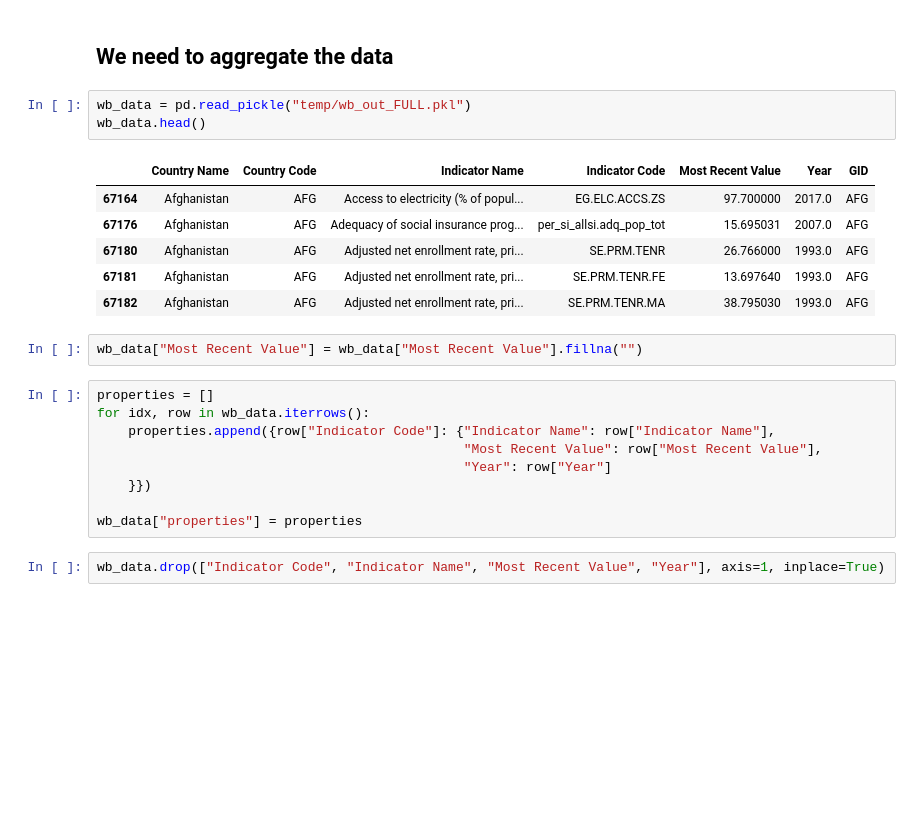
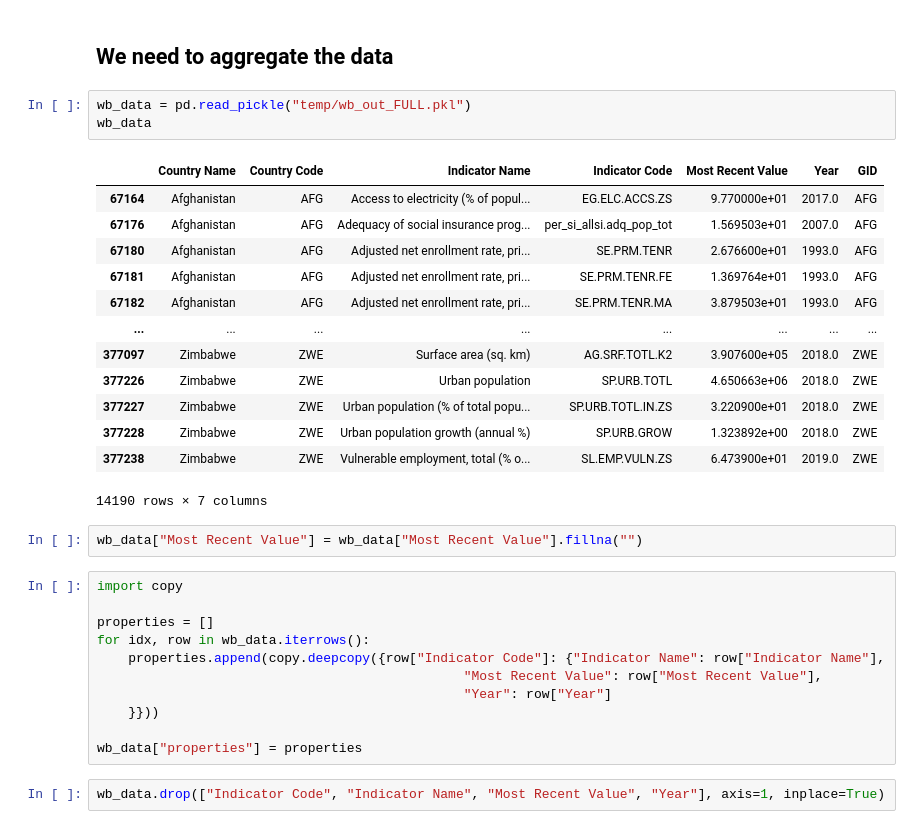
Before and after one commit to dgurnari/covid_19_Oxford_database, a Jupyter notebook: country_stats/Country_stats.ipynb, the cells around one changed output. Cells and saved outputs as stored; diff of their text form; blank space fills up the shorter version.

Commit message:
Bugfix in the creation of the properties column
added a copy.deepcopy when adding the dict to the list

```diff
--- a/country_stats/Country_stats.ipynb
+++ b/country_stats/Country_stats.ipynb
@@ -923,23 +972,32 @@ df_to_save.to_pickle("to_upload/IVS_region_GID.pkl")
 ## We need to aggregate the data
 # %%
 wb_data = pd.read_pickle("temp/wb_out_FULL.pkl")
-wb_data.head()
+wb_data
 # %% [output]
 |  | Country Name | Country Code | Indicator Name | Indicator Code | Most Recent Value | Year | GID |
-| 67164 | Afghanistan | AFG | Access to electricity (% of popul... | EG.ELC.ACCS.ZS | 97.700000 | 2017.0 | AFG |
-| 67176 | Afghanistan | AFG | Adequacy of social insurance prog... | per_si_allsi.adq_pop_tot | 15.695031 | 2007.0 | AFG |
-| 67180 | Afghanistan | AFG | Adjusted net enrollment rate, pri... | SE.PRM.TENR | 26.766000 | 1993.0 | AFG |
-| 67181 | Afghanistan | AFG | Adjusted net enrollment rate, pri... | SE.PRM.TENR.FE | 13.697640 | 1993.0 | AFG |
-| 67182 | Afghanistan | AFG | Adjusted net enrollment rate, pri... | SE.PRM.TENR.MA | 38.795030 | 1993.0 | AFG |
+| 67164 | Afghanistan | AFG | Access to electricity (% of popul... | EG.ELC.ACCS.ZS | 9.770000e+01 | 2017.0 | AFG |
+| 67176 | Afghanistan | AFG | Adequacy of social insurance prog... | per_si_allsi.adq_pop_tot | 1.569503e+01 | 2007.0 | AFG |
+| 67180 | Afghanistan | AFG | Adjusted net enrollment rate, pri... | SE.PRM.TENR | 2.676600e+01 | 1993.0 | AFG |
+| 67181 | Afghanistan | AFG | Adjusted net enrollment rate, pri... | SE.PRM.TENR.FE | 1.369764e+01 | 1993.0 | AFG |
+| 67182 | Afghanistan | AFG | Adjusted net enrollment rate, pri... | SE.PRM.TENR.MA | 3.879503e+01 | 1993.0 | AFG |
+| ... | ... | ... | ... | ... | ... | ... | ... |
+| 377097 | Zimbabwe | ZWE | Surface area (sq. km) | AG.SRF.TOTL.K2 | 3.907600e+05 | 2018.0 | ZWE |
+| 377226 | Zimbabwe | ZWE | Urban population | SP.URB.TOTL | 4.650663e+06 | 2018.0 | ZWE |
+| 377227 | Zimbabwe | ZWE | Urban population (% of total popu... | SP.URB.TOTL.IN.ZS | 3.220900e+01 | 2018.0 | ZWE |
+| 377228 | Zimbabwe | ZWE | Urban population growth (annual %) | SP.URB.GROW | 1.323892e+00 | 2018.0 | ZWE |
+| 377238 | Zimbabwe | ZWE | Vulnerable employment, total (% o... | SL.EMP.VULN.ZS | 6.473900e+01 | 2019.0 | ZWE |
+14190 rows × 7 columns
 # %%
 wb_data["Most Recent Value"] = wb_data["Most Recent Value"].fillna("")
 # %%
+import copy
+
 properties = []
 for idx, row in wb_data.iterrows():
-    properties.append({row["Indicator Code"]: {"Indicator Name": row["Indicator Name"],
+    properties.append(copy.deepcopy({row["Indicator Code"]: {"Indicator Name": row["Indicator Name"],
                                                "Most Recent Value": row["Most Recent Value"],
                                                "Year": row["Year"]
-    }})
+    }}))
 
 wb_data["properties"] = properties
 # %%
```
Also changed, not shown: parts of 11 cells of this notebook, 4 other files.
